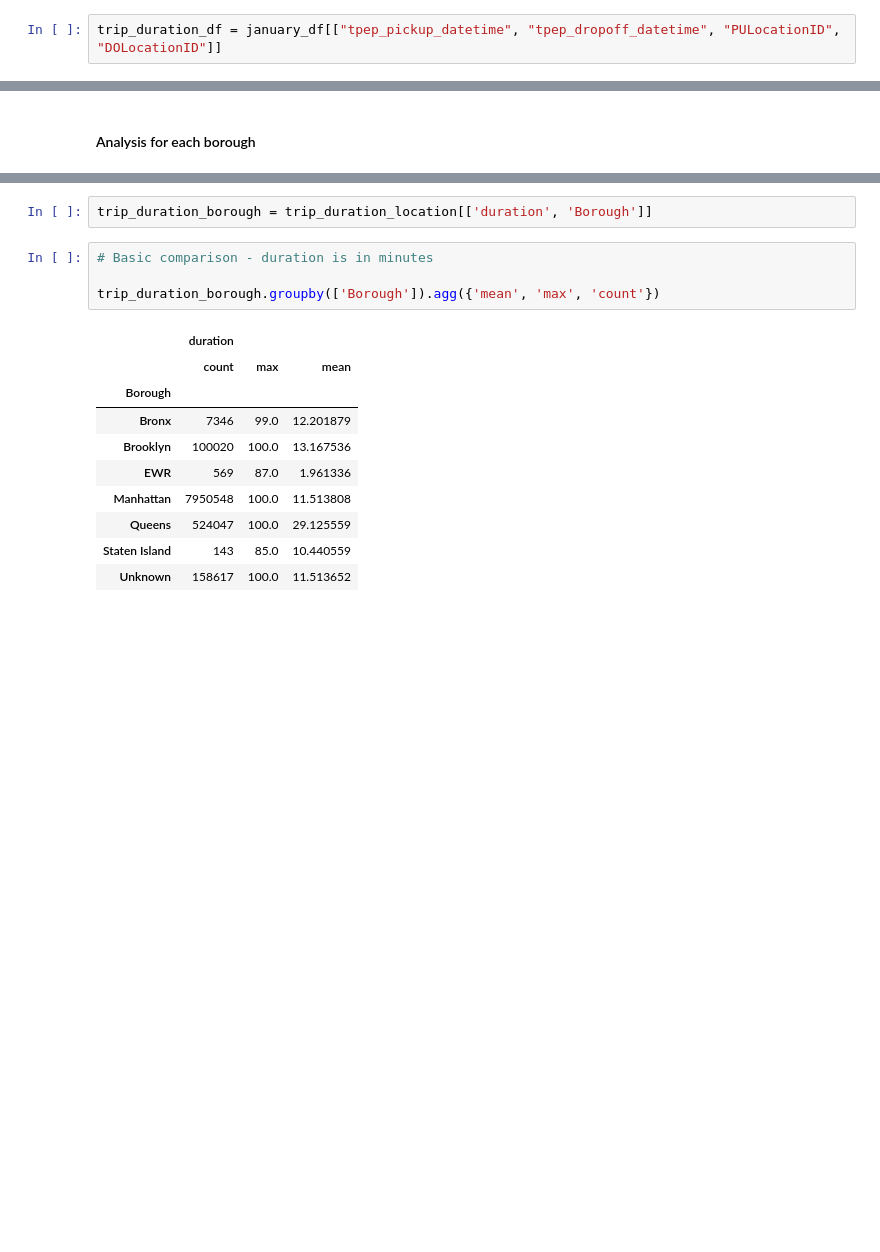
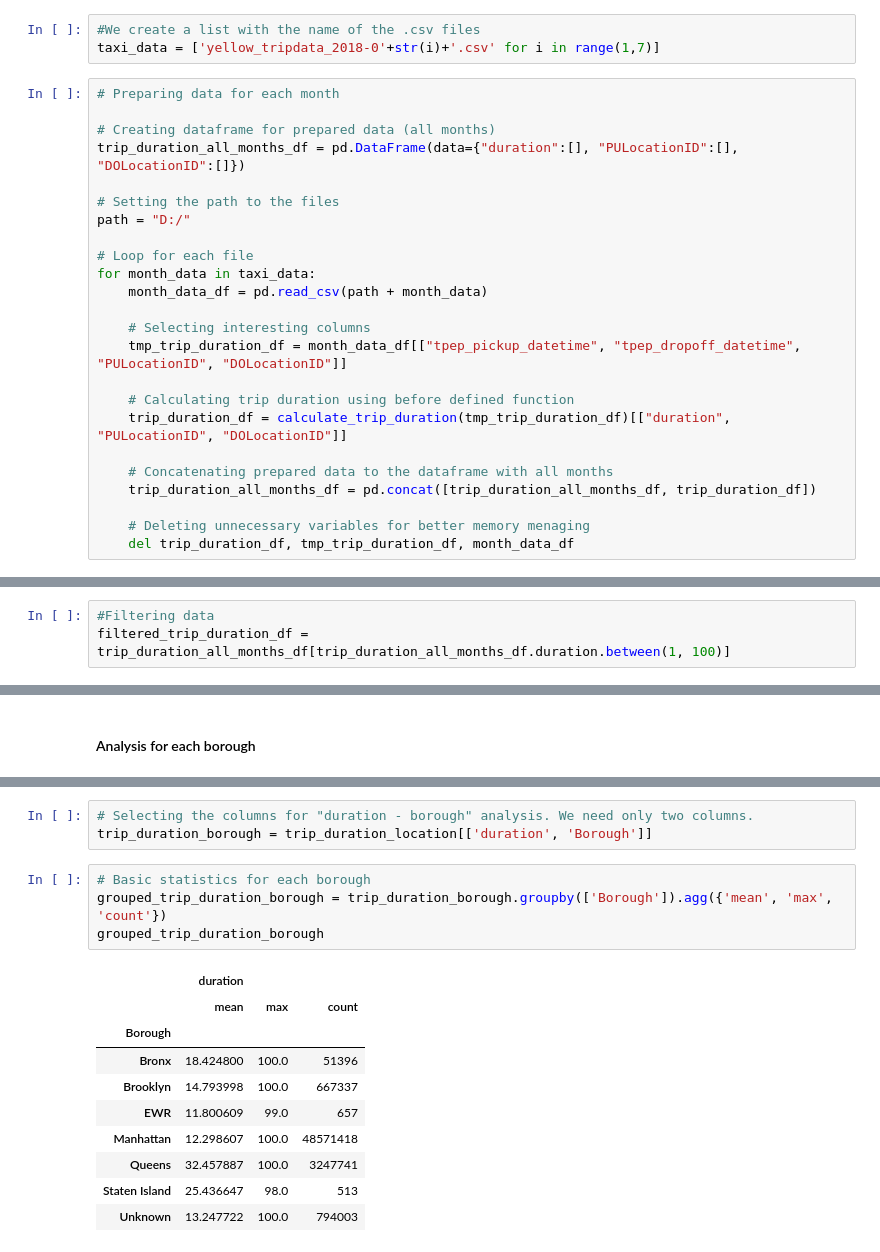
Before and after one commit to eltajbabanli/ADM-HW2, a Jupyter notebook: RQ3.ipynb, the cells around one changed output, grey strips where cells are left out. Cells and saved outputs as stored; diff of their text form; blank space fills up the shorter version.

Commit message:
[RQ3] The code is finished. Needed a little more description of analysis.

```diff
--- a/RQ3.ipynb
+++ b/RQ3.ipynb
@@ -137,2 +56,27 @@ january_df.head()
-# %%
-trip_duration_df = january_df[["tpep_pickup_datetime", "tpep_dropoff_datetime", "PULocationID", "DOLocationID"]]
+# %%
+#We create a list with the name of the .csv files
+taxi_data = ['yellow_tripdata_2018-0'+str(i)+'.csv' for i in range(1,7)]
+# %%
+# Preparing data for each month
+
+# Creating dataframe for prepared data (all months)
+trip_duration_all_months_df = pd.DataFrame(data={"duration":[], "PULocationID":[], "DOLocationID":[]})
+
+# Setting the path to the files
+path = "D:/"
+
+# Loop for each file
+for month_data in taxi_data:
+    month_data_df = pd.read_csv(path + month_data)
+
+    # Selecting interesting columns
+    tmp_trip_duration_df = month_data_df[["tpep_pickup_datetime", "tpep_dropoff_datetime", "PULocationID", "DOLocationID"]]
+
+    # Calculating trip duration using before defined function
+    trip_duration_df = calculate_trip_duration(tmp_trip_duration_df)[["duration", "PULocationID", "DOLocationID"]]
+
+    # Concatenating prepared data to the dataframe with all months
+    trip_duration_all_months_df = pd.concat([trip_duration_all_months_df, trip_duration_df])
+
+    # Deleting unnecessary variables for better memory menaging
+    del trip_duration_df, tmp_trip_duration_df, month_data_df
@@ -249,0 +152,3 @@ Name: duration, dtype: float64
+# %%
+#Filtering data
+filtered_trip_duration_df = trip_duration_all_months_df[trip_duration_all_months_df.duration.between(1, 100)]
@@ -283,17 +229,18 @@ trip_duration_location.head()
-# %%
-trip_duration_borough = trip_duration_location[['duration', 'Borough']]
+# %%
+# Selecting the columns for "duration - borough" analysis. We need only two columns.
+trip_duration_borough = trip_duration_location[['duration', 'Borough']]
 # %%
-# Basic comparison - duration is in minutes
-
-trip_duration_borough.groupby(['Borough']).agg({'mean', 'max', 'count'})
+# Basic statistics for each borough
+grouped_trip_duration_borough = trip_duration_borough.groupby(['Borough']).agg({'mean', 'max', 'count'})
+grouped_trip_duration_borough
 # %% [output]
 |  | duration |  |  |
-|  | count | max | mean |
+|  | mean | max | count |
 | Borough |  |  |  |
-| Bronx | 7346 | 99.0 | 12.201879 |
-| Brooklyn | 100020 | 100.0 | 13.167536 |
-| EWR | 569 | 87.0 | 1.961336 |
-| Manhattan | 7950548 | 100.0 | 11.513808 |
-| Queens | 524047 | 100.0 | 29.125559 |
-| Staten Island | 143 | 85.0 | 10.440559 |
-| Unknown | 158617 | 100.0 | 11.513652 |
+| Bronx | 18.424800 | 100.0 | 51396 |
+| Brooklyn | 14.793998 | 100.0 | 667337 |
+| EWR | 11.800609 | 99.0 | 657 |
+| Manhattan | 12.298607 | 100.0 | 48571418 |
+| Queens | 32.457887 | 100.0 | 3247741 |
+| Staten Island | 25.436647 | 98.0 | 513 |
+| Unknown | 13.247722 | 100.0 | 794003 |
```
Also changed, not shown: parts of 80 cells of this notebook, 1 other file.
